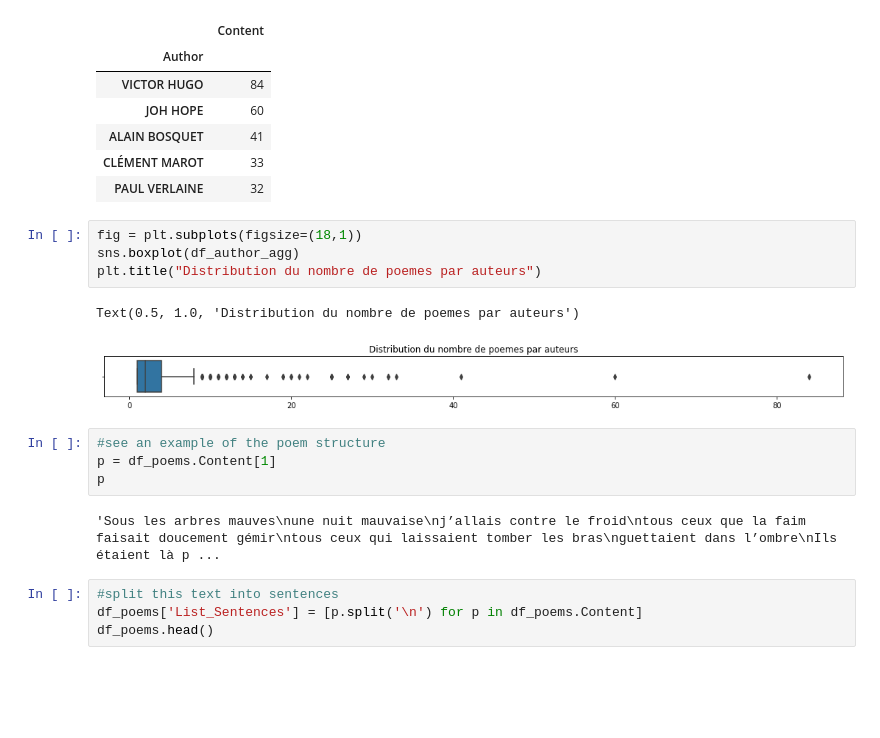
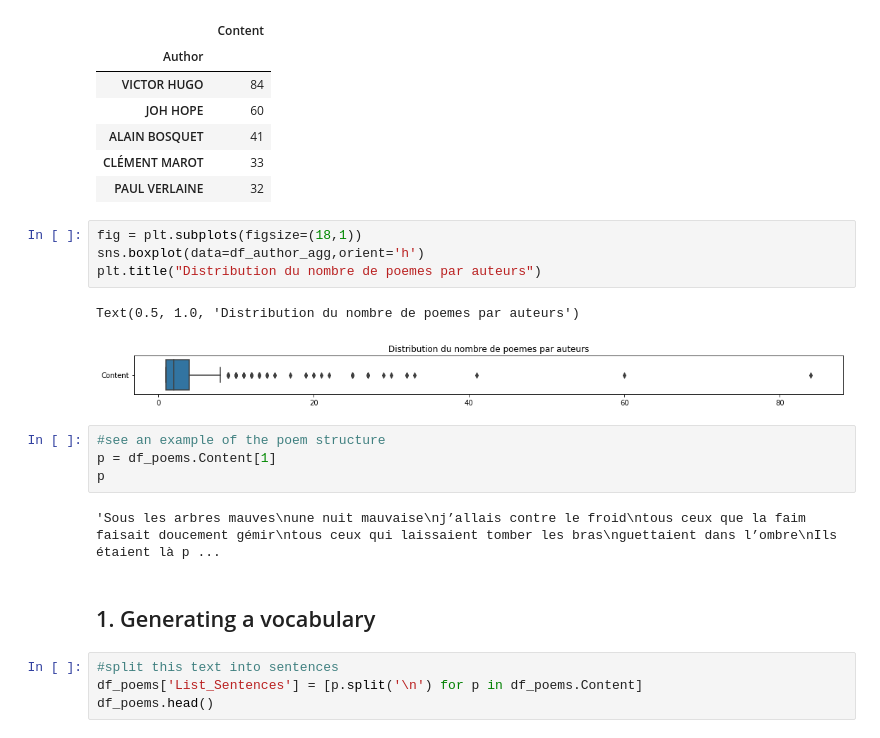
Before and after one commit to VincGargasson/Poems_generator_webapp, a Jupyter notebook: Notebooks/Poems_Preprocessing_for_NLP.ipynb, the cells around one changed output. Drawn from its saved outputs; the diff is of its cells as text; blank space fills up the shorter version.

```diff
--- a/Notebooks/Poems_Preprocessing_for_NLP.ipynb
+++ b/Notebooks/Poems_Preprocessing_for_NLP.ipynb
@@ -76,17 +76,19 @@ Number of unique Author : 550
 | PAUL VERLAINE | 32 |
 # %%
 fig = plt.subplots(figsize=(18,1))
-sns.boxplot(df_author_agg)
+sns.boxplot(data=df_author_agg,orient='h')
 plt.title("Distribution du nombre de poemes par auteurs")
 # %% [output]
 Text(0.5, 1.0, 'Distribution du nombre de poemes par auteurs')
-[figure, old version]
+[figure, new version]
 # %%
 #see an example of the poem structure
 p = df_poems.Content[1]
 p
 # %% [output]
 'Sous les arbres mauves\nune nuit mauvaise\nj’allais contre le froid\ntous ceux que la faim faisait doucement gémir\ntous ceux qui laissaient tomber les bras\nguettaient dans l’ombre\nIls étaient là p ...
+# %% [markdown]
+## 1. Generating a vocabulary
 # %%
 #split this text into sentences
 df_poems['List_Sentences'] = [p.split('\n') for p in df_poems.Content]
```
Also changed, not shown: parts of 7 cells of this notebook.
